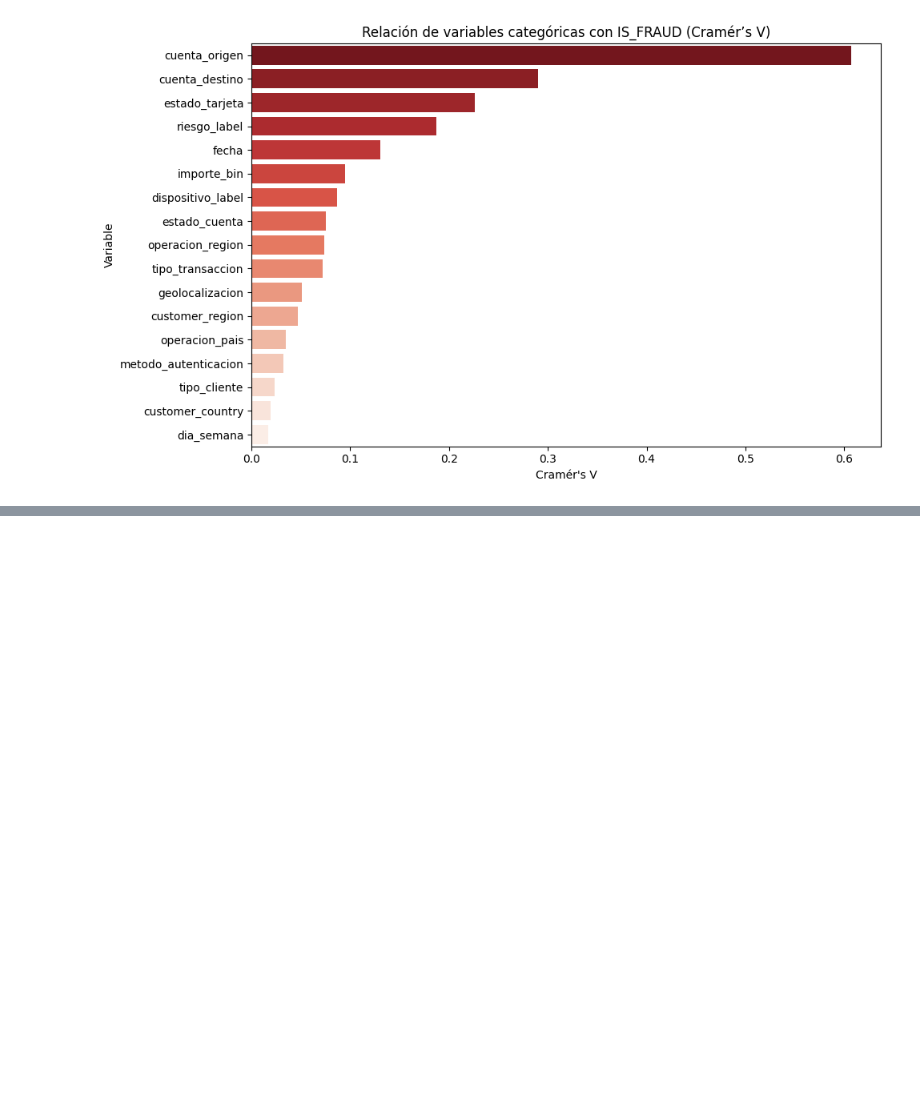
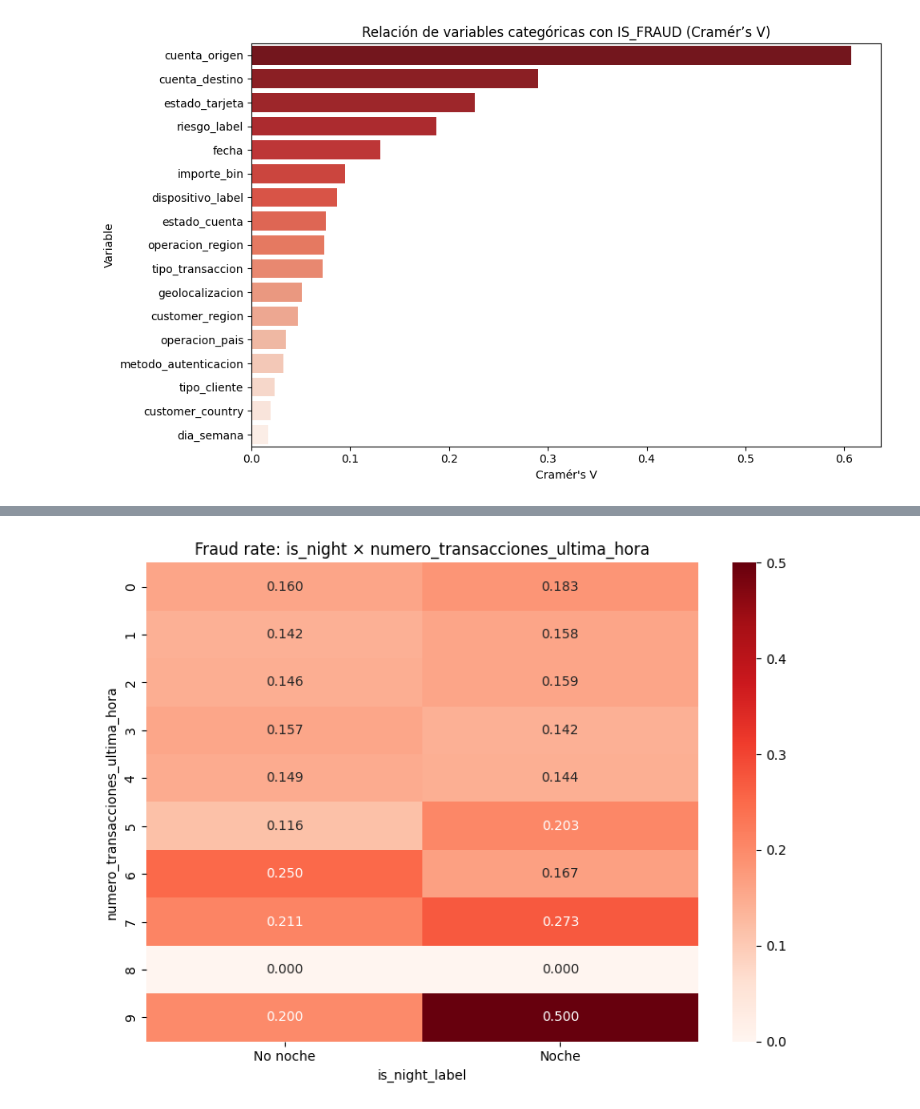
Before and after one commit to CPasData/NovaPay_ML, a Jupyter notebook: Notebooks/EDA.ipynb, the cells around one changed output, grey strips where cells are left out. Cells and saved outputs as stored; diff of their text form; code cells hidden in the pictures; blank space fills up the shorter version.

Commit message:
EDA + Contexto
Análisis de interacciones + situación actual en la que se encuentra el análisis

```diff
--- a/Notebooks/EDA.ipynb
+++ b/Notebooks/EDA.ipynb
@@ -568,0 +575,11 @@ plt.show()
+# %%
+tabla_resumen = (
+    df.groupby(['importe_tramo', 'dispositivo_reconocido'])['IS_FRAUD']
+    .agg(
+        total='size',
+        fraud_rate='mean'
+    )
+    .reset_index()
+)
+
+tabla_resumen
@@ -568,0 +696,82 @@ plt.show()
+# %%
+# 1. is_night × numero_transacciones_ultima_hora
+resumen_y_heatmap(
+    df_inter,
+    'numero_transacciones_ultima_hora',
+    'is_night_label',
+    'Fraud rate: is_night × numero_transacciones_ultima_hora',
+    figsize=(8, 6)
+)
+
+# 2. destino_alto_riesgo × importe_transaccion
+resumen_y_heatmap(
+    df_inter,
+    'importe_tramo',
+    'riesgo_label',
+    'Fraud rate: destino_alto_riesgo × importe_transaccion',
+    figsize=(8, 5)
+)
+
+# 3. customer_country × operacion_pais
+resumen_y_heatmap(
+    df_inter,
+    'customer_country',
+    'operacion_pais',
+    'Fraud rate: customer_country × operacion_pais',
+    figsize=(8, 6)
+)
+
+# 4. metodo_autenticacion × dispositivo_reconocido
+resumen_y_heatmap(
+    df_inter,
+    'metodo_autenticacion',
+    'dispositivo_label',
+    'Fraud rate: metodo_autenticacion × dispositivo_reconocido',
+    figsize=(8, 5)
+)
+
+# 5. numero_fraudes_ultimo_ano × destino_alto_riesgo
+resumen_y_heatmap(
+    df_inter,
+    'numero_fraudes_ultimo_ano',
+    'riesgo_label',
+    'Fraud rate: numero_fraudes_ultimo_ano × destino_alto_riesgo',
+    figsize=(8, 5)
+)
+
+# 6. estado_tarjeta × importe_transaccion
+resumen_y_heatmap(
+    df_inter,
+    'estado_tarjeta',
+    'importe_tramo',
+    'Fraud rate: estado_tarjeta × importe_transaccion',
+    figsize=(10, 5)
+)
+
+# 7. tiempo_desde_ultima_transaccion × numero_transacciones_ultima_hora
+resumen_y_heatmap(
+    df_inter,
+    'tiempo_desde_ultima_tramo',
+    'numero_transacciones_ultima_hora',
+    'Fraud rate: tiempo_desde_ultima_transaccion × numero_transacciones_ultima_hora',
+    figsize=(10, 5)
+)
+
+# 8. is_night × destino_alto_riesgo
+resumen_y_heatmap(
+    df_inter,
+    'is_night_label',
+    'riesgo_label',
+    'Fraud rate: is_night × destino_alto_riesgo',
+    figsize=(6, 4)
+)
+
+# 9. tipo_transaccion × importe_transaccion
+resumen_y_heatmap(
+    df_inter,
+    'tipo_transaccion',
+    'importe_tramo',
+    'Fraud rate: tipo_transaccion × importe_transaccion',
+    figsize=(10, 4)
+)
+# %% [output]
@@ -568,0 +795 @@ plt.show()
+[figure, added]
```
Also changed, not shown: parts of 7 cells of this notebook, 1 other file.
